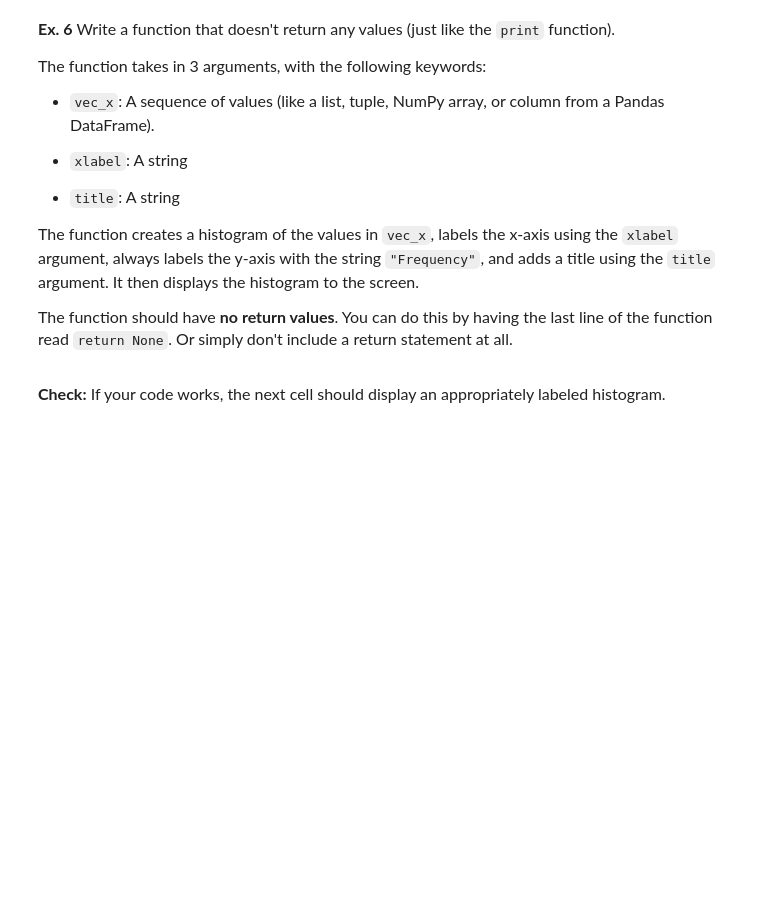
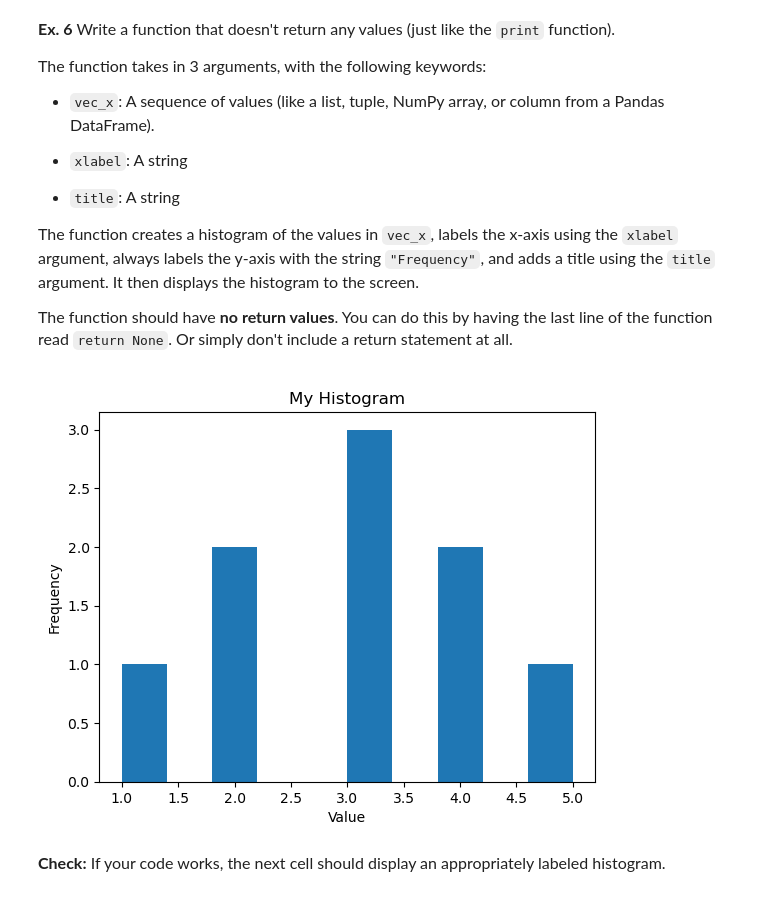
Before and after one commit to miabarnett18/datasci151spring2026, a Jupyter notebook: lecture_14/lecture_14_functions my copy.ipynb, the cells around one changed output. Saved outputs shown, nothing was run; the diff lists cells and outputs as text; code cells hidden in the pictures; blank space fills up the shorter version.

```diff
--- a/lecture_14/lecture_14_functions my copy.ipynb
+++ b/lecture_14/lecture_14_functions my copy.ipynb
@@ -572,3 +639,18 @@ def create_histogram(vec_x, xlabel, title):
+# %%
+# complete the function
+def create_histogram(vec_x, xlabel, title):
+    plt.hist(vec_x)  # create histogram
+    plt.xlabel(xlabel)   # x-axis label
+    plt.ylabel("Frequency")  # y-axis label
+    plt.title(title)    # title
+    plt.show()          # display the plot
+
+    # Function does not return anything (return None implicitly)
+
+data = [1, 2, 2, 3, 3, 3, 4, 4, 5]
+plot_histogram(data, xlabel="Value", title="My Histogram")
+# %% [output]
+[figure, added]
 # %% [markdown]
 <font size = "3">
 
```
Also changed, not shown: parts of 23 cells of this notebook.
